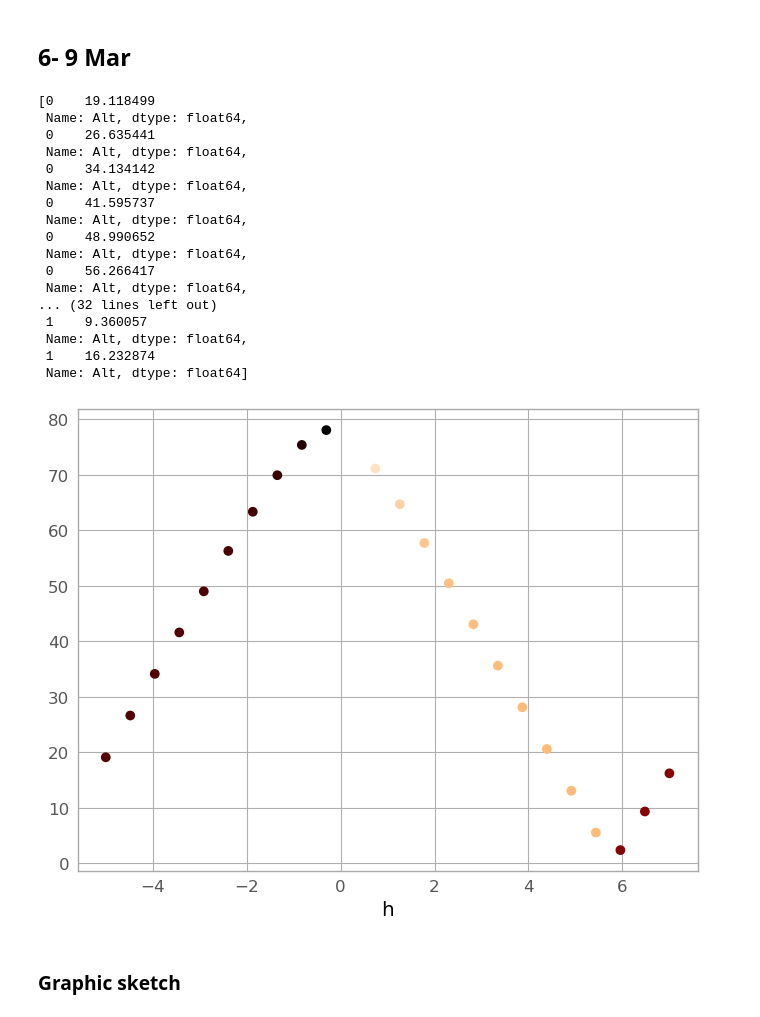
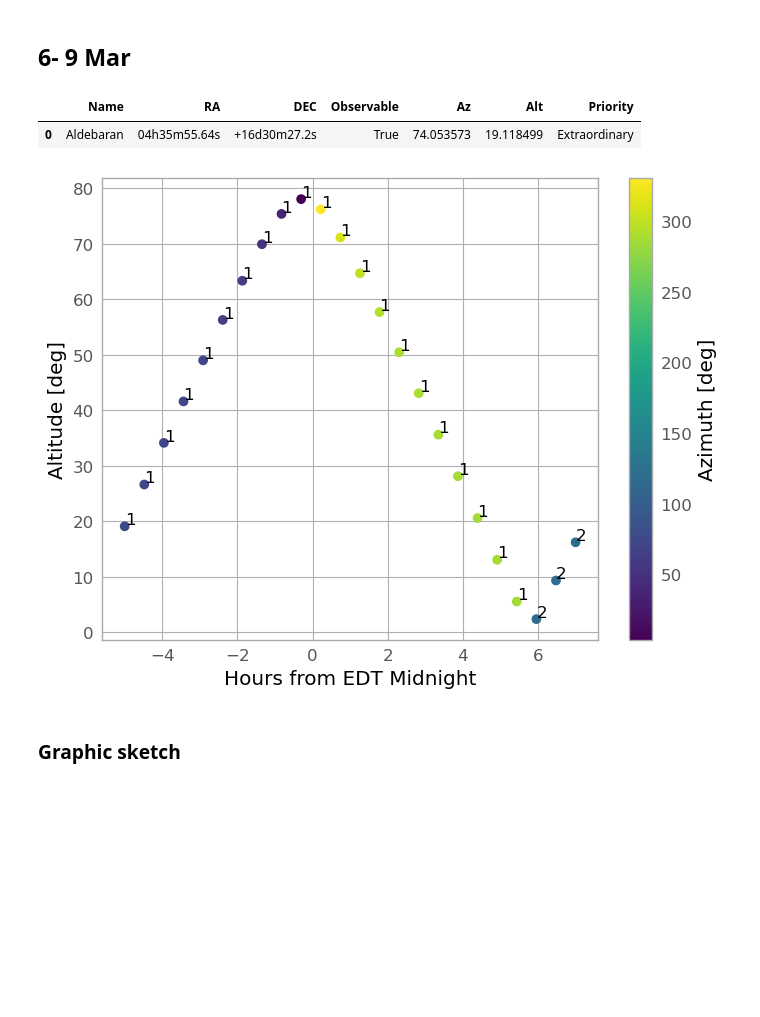
Before and after one commit to ccuellarn/Transient-Operation, a Jupyter notebook: Sketch.ipynb, the cells around one changed output. Saved outputs shown, nothing was run; the diff lists cells and outputs as text; code cells hidden in the pictures; blank space fills up the shorter version.

```diff
--- a/Sketch.ipynb
+++ b/Sketch.ipynb
@@ -74,7 +74,11 @@ date_f = '2025-02-18 07:00:00'
 #Time scale of the observation, the minimum is 5 seconds
 timescale = ['m', 30]
 
+#Priority items
 priority = ['Extraordinary','High','Medium','Low']
+
+#Limit of observation, usually are 33 degree on altitude parameter
+limit = 0
 
 #Convert the DMS format to degrees
 def ConvertLaLo(observer):
@@ -221,7 +225,7 @@ def MovTime(Date_i,Date_f,t_scale):
 # %%
 #With time slot and optimized
 
-def Observations(observer, alert, Date_i, Date_f,time_scale):
+def Observations(observer, alert, Date_i, Date_f,time_scale,limit):
 
     #Definition of different variables:
     time = MoveTime(Date_i,Date_f,time_scale) #return a array
@@ -244,7 +248,7 @@ def Observations(observer, alert, Date_i, Date_f,time_scale):
         altaz_coord = celestial_coord.transform_to( AltAz(obstime=each_time, location=observer) )
 
         # Determinate if its observable and a good observable (altitude > 33 degrees) in the altaz coordinate system, return a boolean.
-        state  = altaz_coord.alt > 0*u.deg
+        state  = altaz_coord.alt > limit*u.deg
 
         #Put the things together
         alert['Observable'] = state
@@ -270,44 +274,41 @@ def Observations(observer, alert, Date_i, Date_f,time_scale):
 
     return Big_Data
 
-Data = Observations(observer, alert, date_i, date_f,timescale)
+Data = Observations(observer, alert, date_i, date_f,timescale,limit)
 time = MovTime(date_i,date_f,timescale)
+Data[0]
+# %% [output]
+|  | Name | RA | DEC | Observable | Az | Alt | Priority |
+| 0 | Aldebaran | 04h35m55.64s | +16d30m27.2s | True | 74.053573 | 19.118499 | Extraordinary |
 # %%
 #Other functions
 
 #Take the data from the analysis to graphic
 def EstablishCoord(Data):
     ALT = []
     AZ = []
 
     for each in Data:
         ALT.append(each['Alt'])
         AZ.append(each['Az'])
     return ALT,AZ
 
 ALT,AZ = EstablishCoord(Data)
 
-plt.scatter(time, ALT,c=AZ)
-ALT
+index = [(serie.index, serie.iloc[0]) for serie in ALT]
+
+plt.scatter(time, ALT,c=AZ,cmap="viridis")
+plt.colorbar().set_label("Azimuth [deg]")
+plt.xlabel("Hours from EDT Midnight")
+plt.ylabel("Altitude [deg]")
+
+# Loop for annotation of all points
+for i in range(len(time)):
+    plt.annotate(index[i][0][0] + 1, (time[i], ALT[i] + 0.4))
+
+plt.show()
 # %% [output]
-[0    19.118499
- Name: Alt, dtype: float64,
- 0    26.635441
- Name: Alt, dtype: float64,
- 0    34.134142
- Name: Alt, dtype: float64,
- 0    41.595737
- Name: Alt, dtype: float64,
- 0    48.990652
- Name: Alt, dtype: float64,
- 0    56.266417
- Name: Alt, dtype: float64,
-... (32 lines left out)
- 1    9.360057
- Name: Alt, dtype: float64,
- 1    16.232874
- Name: Alt, dtype: float64]
-[figure, old version]
+[figure, new version]
 # %% [markdown]
 ### Graphic sketch
 # %%
```
